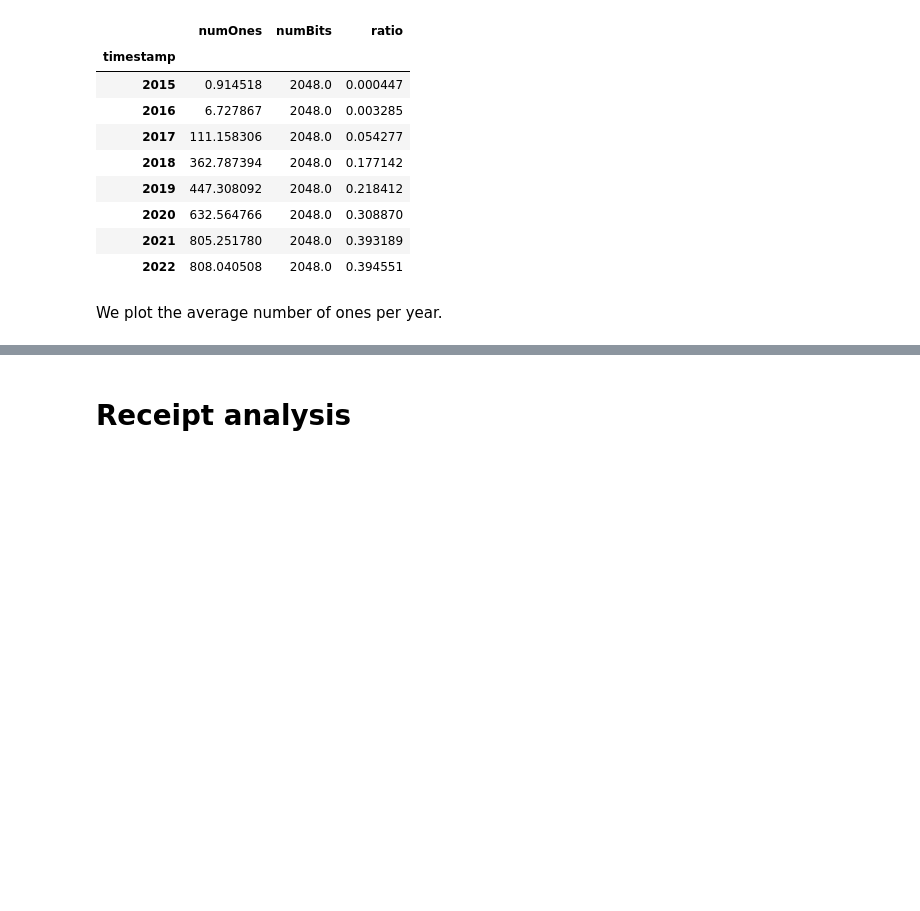
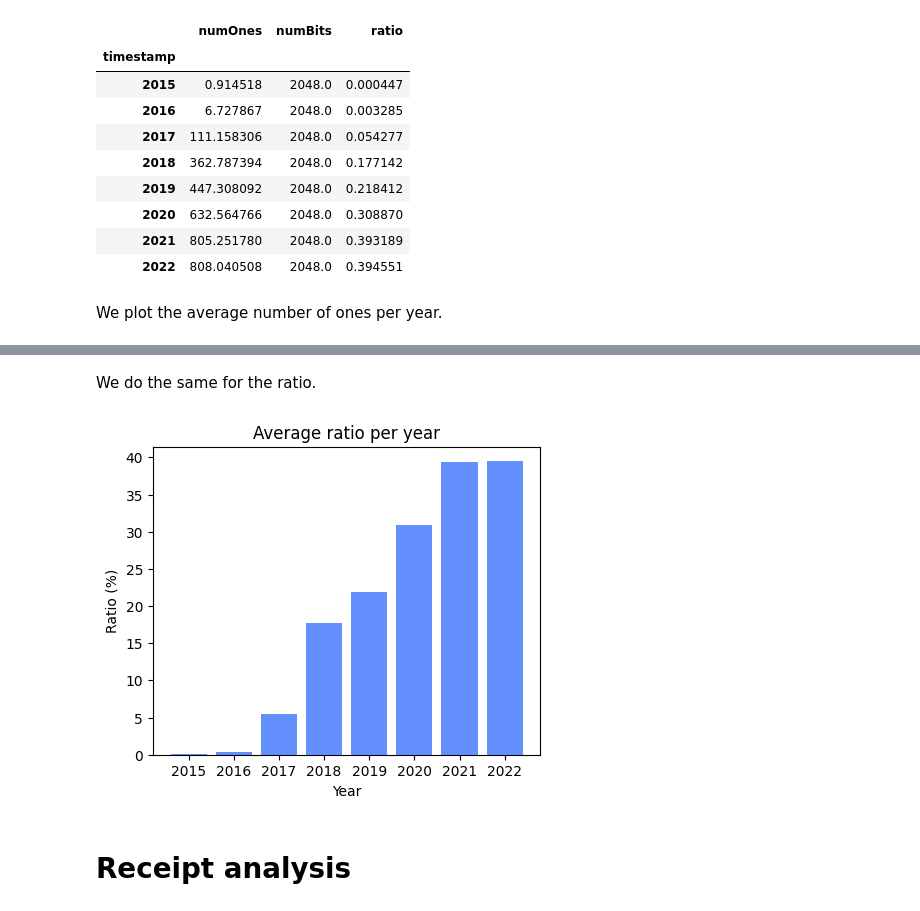
Before and after one commit to mloporchio/LogsBloomAnalysis, a Jupyter notebook: stats.ipynb, the cells around one changed output, grey strips where cells are left out. Cells and saved outputs as stored; diff of their text form; code cells hidden in the pictures; blank space fills up the shorter version.

```diff
--- a/stats.ipynb
+++ b/stats.ipynb
@@ -75,2 +83,14 @@ plt.show()
+# %% [markdown]
+We do the same for the ratio.
+# %%
+plt.figure(figsize=(5, 4))
+plt.title('Average ratio per year')
+plt.xlabel('Year')
+plt.ylabel('Ratio (%)')
+plt.bar(x.index, x.ratio*100, color='#648fff')
+plt.savefig("figures/ratio_year.pdf", format='pdf', bbox_inches='tight')
+plt.show()
+# %% [output]
+[figure, added]
 # %% [markdown]
 # Receipt analysis
```
Also changed, not shown: parts of 16 cells of this notebook, 11 other files.
